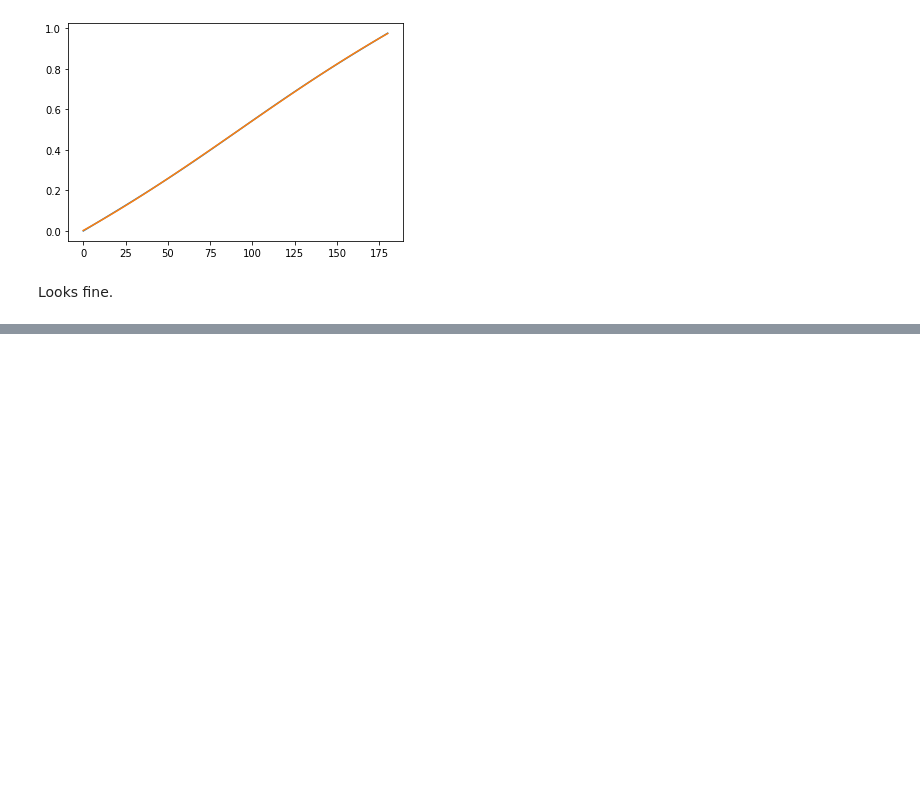
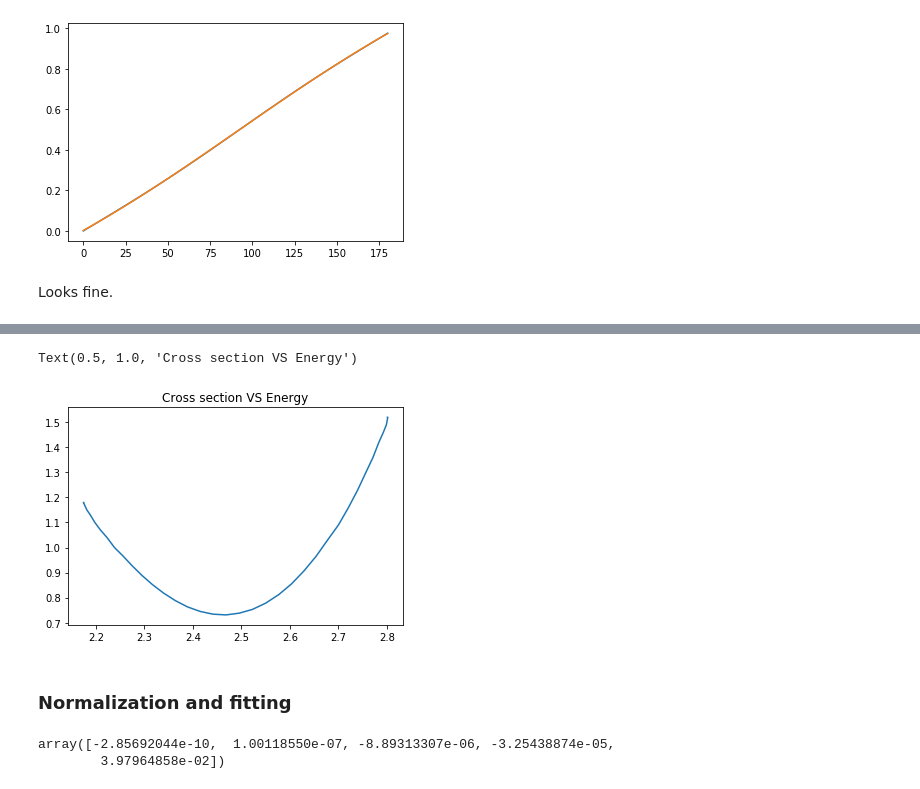
Before and after one commit to suerfu/hesim, a Jupyter notebook: DD Generator Fitting 0.08MeV.ipynb, the cells around one changed output, grey strips where cells are left out. Saved outputs shown, nothing was run; the diff lists cells and outputs as text; code cells hidden in the pictures; blank space fills up the shorter version.

```diff
--- a/DD Generator Fitting 0.08MeV.ipynb
+++ b/DD Generator Fitting 0.08MeV.ipynb
@@ -128,0 +152,8 @@ Looks fine.
+# %%
+plt.plot(fit_result, new_cross)
+plt.title('Cross section VS Energy')
+# %% [output]
+Text(0.5, 1.0, 'Cross section VS Energy')
+[figure, added]
+# %% [markdown]
+### Normalization and fitting
@@ -128,0 +164,5 @@ Looks fine.
+# %%
+coeff_new
+# %% [output]
+array([-2.85692044e-10,  1.00118550e-07, -8.89313307e-06, -3.25438874e-05,
+        3.97964858e-02])
```
Also changed, not shown: parts of 14 cells of this notebook, 34 other files.
